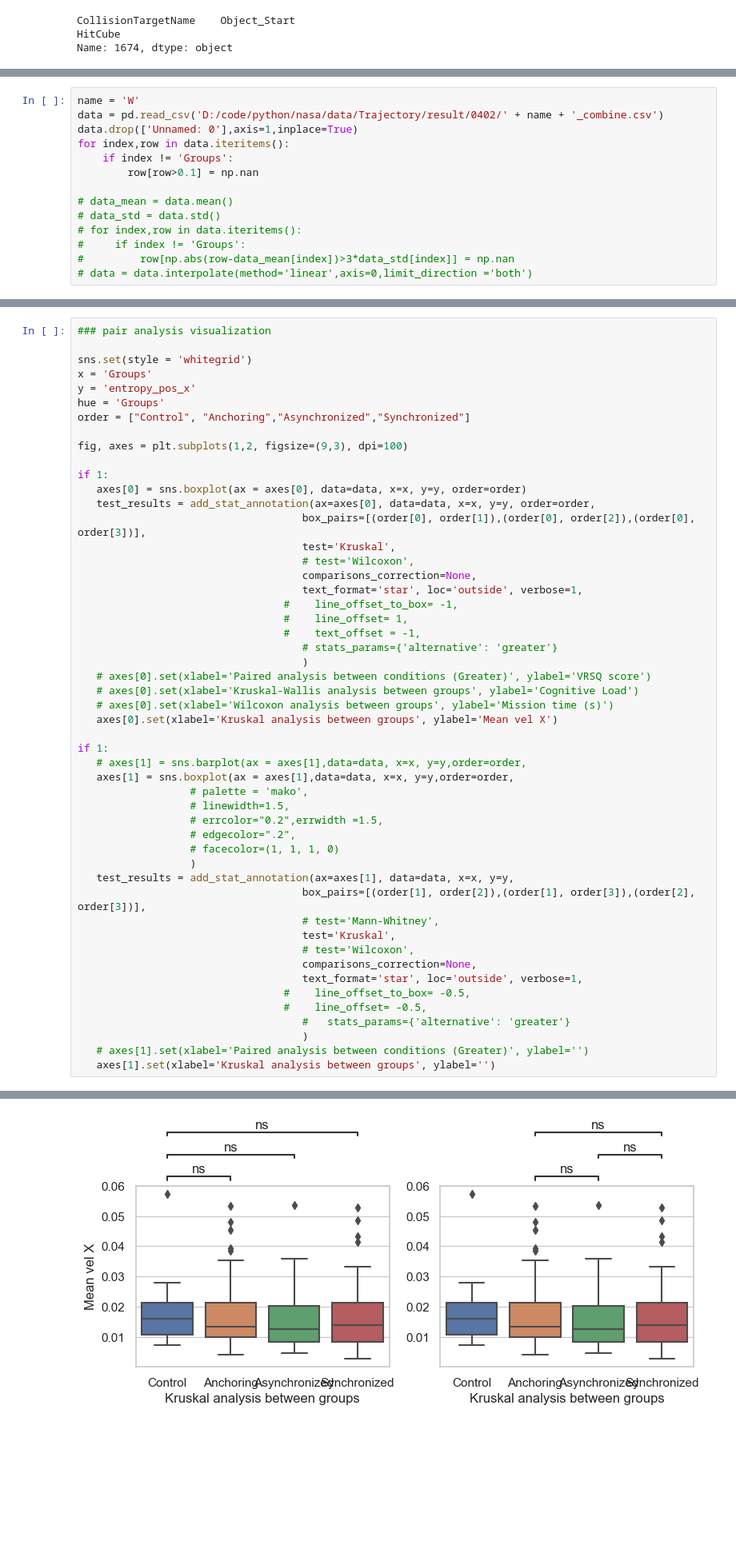
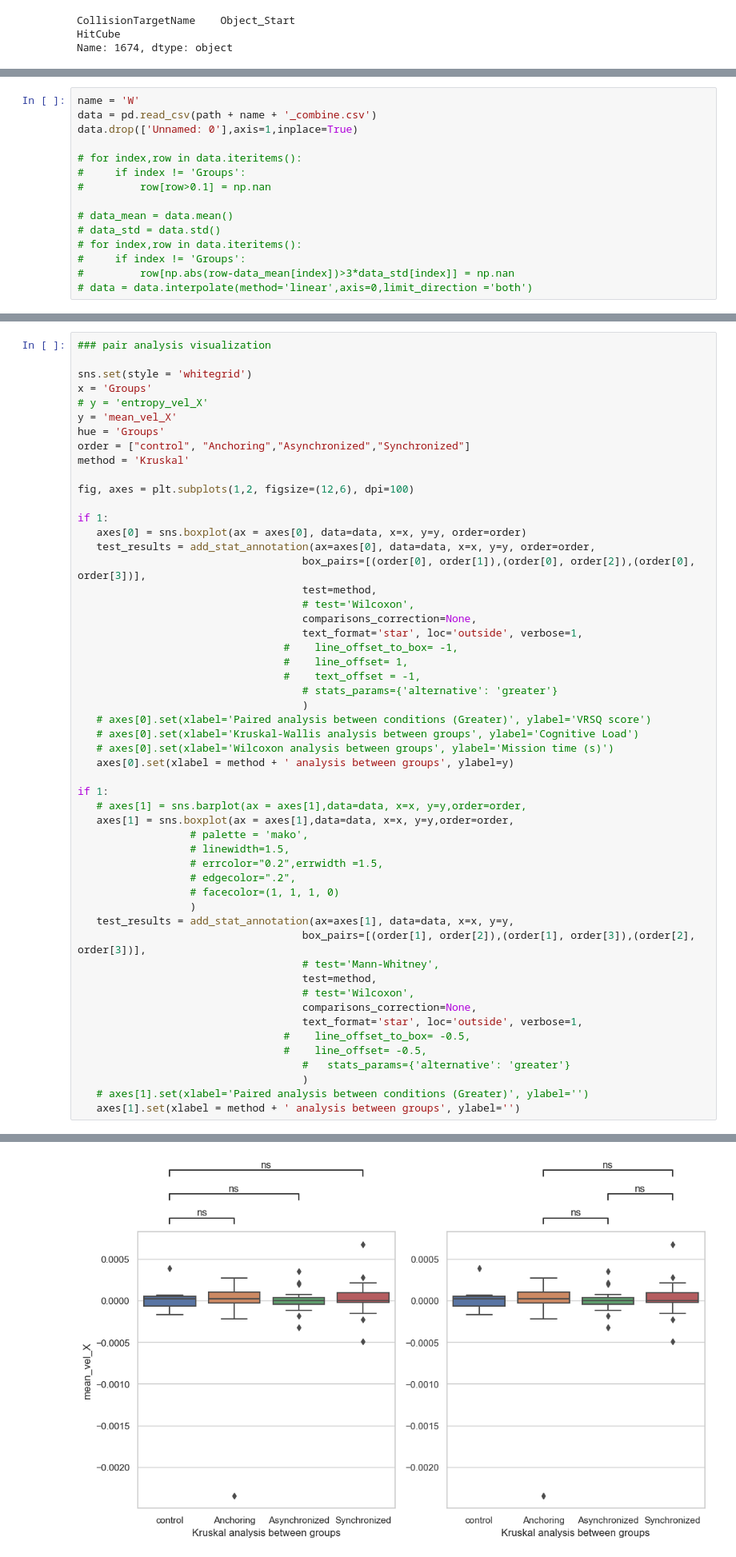
Before and after one commit to Tianyu-Zhou/nasa_project, a Jupyter notebook: cogload/cogload_nasa.ipynb, the cells around one changed output, grey strips where cells are left out. Shown at 80% size. Saved outputs shown, nothing was run; the diff lists cells and outputs as text; blank space fills up the shorter version.

```diff
--- a/cogload/cogload_nasa.ipynb
+++ b/cogload/cogload_nasa.ipynb
@@ -626,10 +755,11 @@ for h,d in Anchoring_pd_groupby:
 # %%
 name = 'W'
-data = pd.read_csv('D:/code/python/nasa/data/Trajectory/result/0402/' + name + '_combine.csv')
+data = pd.read_csv(path + name + '_combine.csv')
 data.drop(['Unnamed: 0'],axis=1,inplace=True)
-for index,row in data.iteritems():
-    if index != 'Groups':
-        row[row>0.1] = np.nan
+
+# for index,row in data.iteritems():
+#     if index != 'Groups':
+#         row[row>0.1] = np.nan
 
 # data_mean = data.mean()
 # data_std = data.std()
@@ -660,17 +772,19 @@ See the caveats in the documentation: https://pandas.pydata.org/pandas-docs/stab
 
 sns.set(style = 'whitegrid')
 x = 'Groups'
-y = 'entropy_pos_x'
+# y = 'entropy_vel_X'
+y = 'mean_vel_X'
 hue = 'Groups'
-order = ["Control", "Anchoring","Asynchronized","Synchronized"]
+order = ["control", "Anchoring","Asynchronized","Synchronized"]
+method = 'Kruskal'
 
-fig, axes = plt.subplots(1,2, figsize=(9,3), dpi=100)
+fig, axes = plt.subplots(1,2, figsize=(12,6), dpi=100)
 
 if 1:
    axes[0] = sns.boxplot(ax = axes[0], data=data, x=x, y=y, order=order)
    test_results = add_stat_annotation(ax=axes[0], data=data, x=x, y=y, order=order,
                                     box_pairs=[(order[0], order[1]),(order[0], order[2]),(order[0], order[3])],
-                                    test='Kruskal',
+                                    test=method,
                                     # test='Wilcoxon',
                                     comparisons_correction=None,
                                     text_format='star', loc='outside', verbose=1,
@@ -682,7 +796,7 @@ if 1:
    # axes[0].set(xlabel='Paired analysis between conditions (Greater)', ylabel='VRSQ score')
    # axes[0].set(xlabel='Kruskal-Wallis analysis between groups', ylabel='Cognitive Load')
    # axes[0].set(xlabel='Wilcoxon analysis between groups', ylabel='Mission time (s)')
-   axes[0].set(xlabel='Kruskal analysis between groups', ylabel='Mean vel X')
+   axes[0].set(xlabel = method + ' analysis between groups', ylabel=y)
 
 if 1:
    # axes[1] = sns.barplot(ax = axes[1],data=data, x=x, y=y,order=order,
@@ -696,7 +810,7 @@ if 1:
    test_results = add_stat_annotation(ax=axes[1], data=data, x=x, y=y,
                                     box_pairs=[(order[1], order[2]),(order[1], order[3]),(order[2], order[3])],
                                     # test='Mann-Whitney',
-                                    test='Kruskal',
+                                    test=method,
                                     # test='Wilcoxon',
                                     comparisons_correction=None,
                                     text_format='star', loc='outside', verbose=1,
@@ -705,7 +819,7 @@ if 1:
                                     #   stats_params={'alternative': 'greater'}
                                     )
    # axes[1].set(xlabel='Paired analysis between conditions (Greater)', ylabel='')
-   axes[1].set(xlabel='Kruskal analysis between groups', ylabel='')
+   axes[1].set(xlabel = method + ' analysis between groups', ylabel='')
 # %% [output]
 p-value annotation legend:
 ns: 5.00e-02 < p <= 1.00e+00
@@ -730,4 +844,4 @@ Anchoring v.s. Synchronized: Kruskal-Wallis paired samples, P_val=6.567e-01 stat
-[figure, old version]
+[figure, new version]
 # %%
 vel_cube1_x = []
 v_previous = 0
```
Also changed, not shown: parts of 13 cells of this notebook.
